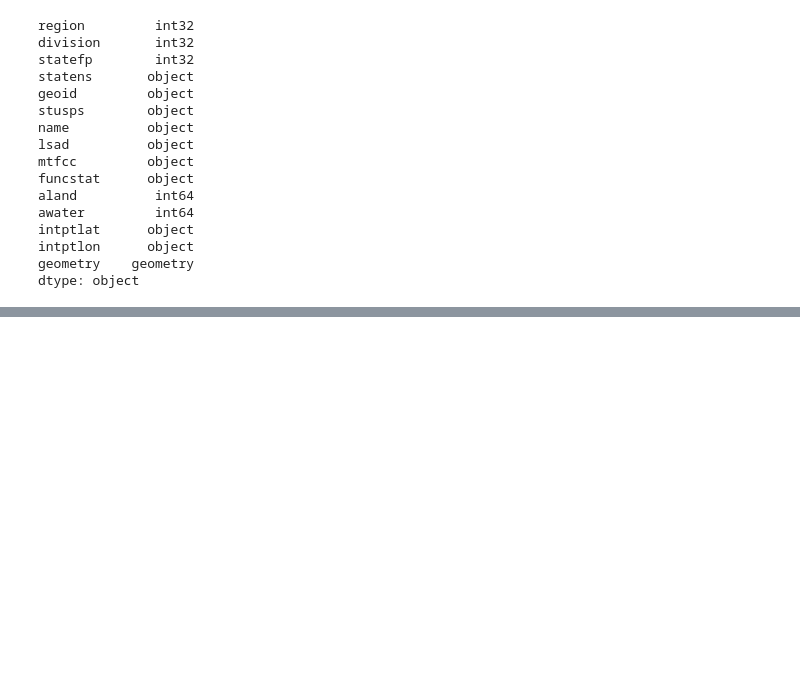
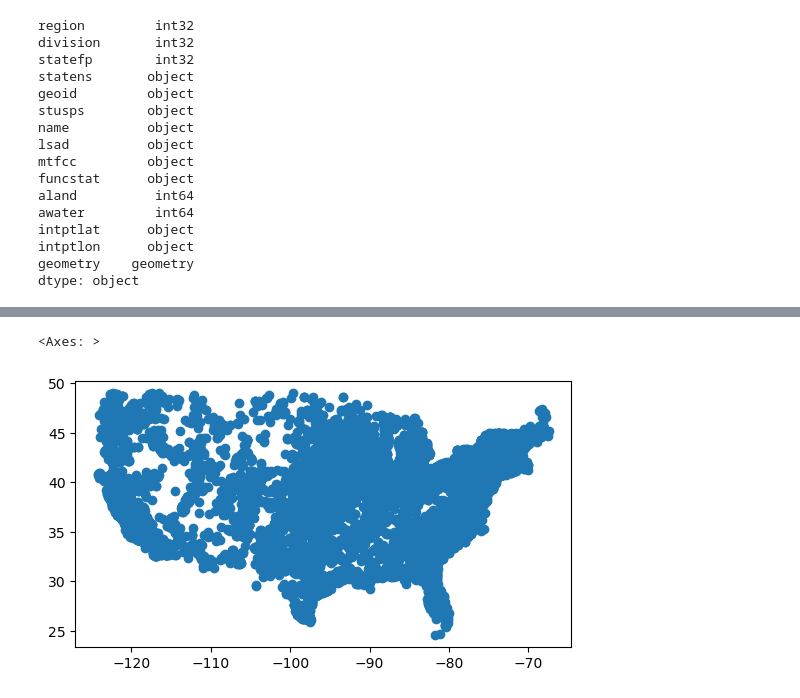
Before and after one commit to SRKads1998/eds220-2025-in-class, a Jupyter notebook: week5-code-streamlining.ipynb, the cells around one changed output, grey strips where cells are left out. Saved outputs shown, nothing was run; the diff lists cells and outputs as text; code cells hidden in the pictures; blank space fills up the shorter version.

```diff
--- a/week5-code-streamlining.ipynb
+++ b/week5-code-streamlining.ipynb
@@ -194,0 +233,7 @@ dtype: object
+# %%
+power_plants.head(5)
+power_plants_cont = power_plants[(~power_plants.state.isin(["Alaska", "Hawaii", "Puerto Rico"]))]
+power_plants_cont.plot()
+# %% [output]
+<Axes: >
+[figure, added]
```
Also changed, not shown: parts of 20 cells of this notebook.
